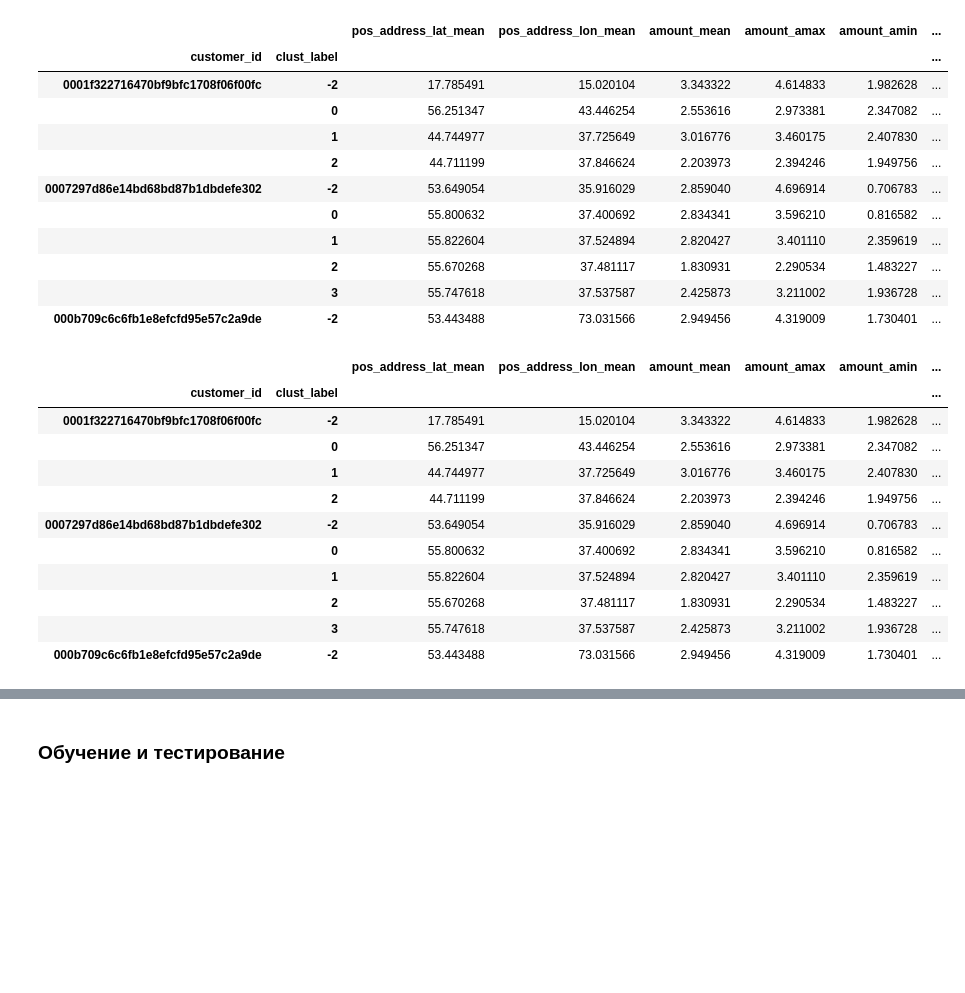
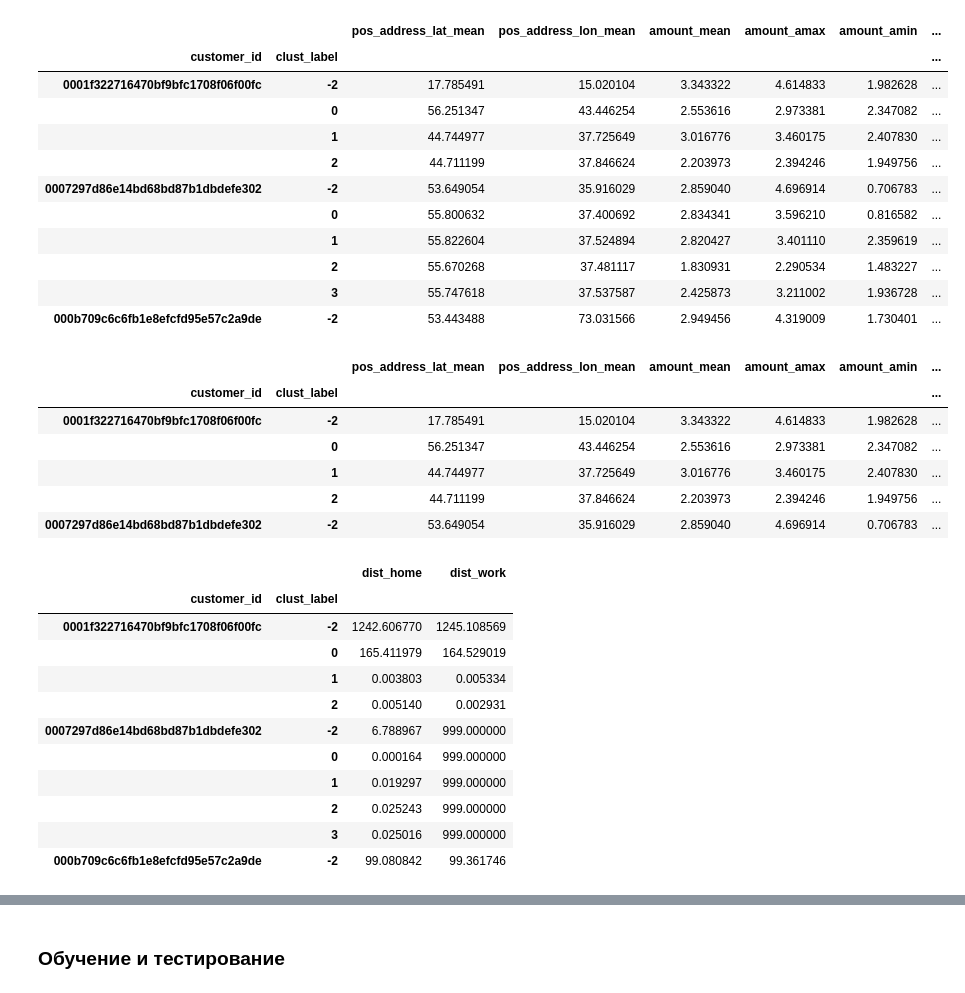
Before and after one commit to PhySci/raiffaizen, a Jupyter notebook: DBSCAN.ipynb, the cells around one changed output, grey strips where cells are left out. Cells and saved outputs as stored; diff of their text form; code cells hidden in the pictures; blank space fills up the shorter version.

```diff
--- a/DBSCAN.ipynb
+++ b/DBSCAN.ipynb
@@ -37,11 +32,6 @@ def clean_df(df):
 # %%
 # load, clean and group train data
-train_df = pd.read_csv('./data/train_set.csv')
-train_df.rename(columns={'pos_adress_lat':'pos_address_lat', 'pos_adress_lon':'pos_address_lon'}, inplace= True)
-
-train_df = clean_df(train_df)
-train_df.loc[:,'mcc'] = clean_mcc(train_df)
-
+train_df = clean_df('./data/train_set.csv')
 train_gr = train_df.groupby('customer_id')
 train_df.head()
 # %% [output]
@@ -181,7 +63,7 @@ def get_dbscan_clust(df, dbscan_params, mcc_code = 5411):
 
     return res
 # %%
-clust_5411 = get_dbscan_clust(train_gr, best_dbscan_params)
+clust_5411 = get_dbscan_clust(train_gr, best_dbscan_params, mcc_code= 5411)
 # %%
 train_df = train_df.merge(clust_5411, left_index=True, right_index=True, how='left')
 train_df.clust_label.fillna(-2, inplace=True)
@@ -207,7 +75,7 @@ agg_dict = {
     'amount': [np.mean, np.max, np.min, 'count', 'std']
 }
 
-agg_dict.update({'home_add_lat': np.mean, 'home_add_lon': np.mean})
+agg_dict.update({'home_add_lat': np.mean, 'home_add_lon': np.mean, 'work_add_lat': np.mean, 'work_add_lon': np.mean,})
 
 c = t_gr.aggregate(agg_dict)
 newidx = []
@@ -228,20 +96,30 @@ c.head(10)
 |  | 2 | 55.670268 | 37.481117 | 1.830931 | 2.290534 | 1.483227 | ... |
 |  | 3 | 55.747618 | 37.537587 | 2.425873 | 3.211002 | 1.936728 | ... |
 | 000b709c6c6fb1e8efcfd95e57c2a9de | -2 | 53.443488 | 73.031566 | 2.949456 | 4.319009 | 1.730401 | ... |
-# %%
-c = c.assign(dist_home_sq =  (c.pos_address_lat_mean-c.home_add_lat_mean)**2+(c.pos_address_lon_mean-c.home_add_lon_mean)**2)
-c= c.assign(is_home = (c.dist_home_sq<r2).astype(int))
-c.head(10)
-# %% [output]
-|  |  | pos_address_lat_mean | pos_address_lon_mean | amount_mean | amount_amax | amount_amin | ... |
-| customer_id | clust_label |  |  |  |  |  | ... |
-| 0001f322716470bf9bfc1708f06f00fc | -2 | 17.785491 | 15.020104 | 3.343322 | 4.614833 | 1.982628 | ... |
-|  | 0 | 56.251347 | 43.446254 | 2.553616 | 2.973381 | 2.347082 | ... |
-|  | 1 | 44.744977 | 37.725649 | 3.016776 | 3.460175 | 2.407830 | ... |
-|  | 2 | 44.711199 | 37.846624 | 2.203973 | 2.394246 | 1.949756 | ... |
-| 0007297d86e14bd68bd87b1dbdefe302 | -2 | 53.649054 | 35.916029 | 2.859040 | 4.696914 | 0.706783 | ... |
-|  | 0 | 55.800632 | 37.400692 | 2.834341 | 3.596210 | 0.816582 | ... |
-|  | 1 | 55.822604 | 37.524894 | 2.820427 | 3.401110 | 2.359619 | ... |
-|  | 2 | 55.670268 | 37.481117 | 1.830931 | 2.290534 | 1.483227 | ... |
-|  | 3 | 55.747618 | 37.537587 | 2.425873 | 3.211002 | 1.936728 | ... |
-| 000b709c6c6fb1e8efcfd95e57c2a9de | -2 | 53.443488 | 73.031566 | 2.949456 | 4.319009 | 1.730401 | ... |
+# %%
+p = c
+p.head()
+# %% [output]
+|  |  | pos_address_lat_mean | pos_address_lon_mean | amount_mean | amount_amax | amount_amin | ... |
+| customer_id | clust_label |  |  |  |  |  | ... |
+| 0001f322716470bf9bfc1708f06f00fc | -2 | 17.785491 | 15.020104 | 3.343322 | 4.614833 | 1.982628 | ... |
+|  | 0 | 56.251347 | 43.446254 | 2.553616 | 2.973381 | 2.347082 | ... |
+|  | 1 | 44.744977 | 37.725649 | 3.016776 | 3.460175 | 2.407830 | ... |
+|  | 2 | 44.711199 | 37.846624 | 2.203973 | 2.394246 | 1.949756 | ... |
+| 0007297d86e14bd68bd87b1dbdefe302 | -2 | 53.649054 | 35.916029 | 2.859040 | 4.696914 | 0.706783 | ... |
+# %%
+dist = get_target_distances(p).fillna(999)
+dist.head(10)
+# %% [output]
+|  |  | dist_home | dist_work |
+| customer_id | clust_label |  |  |
+| 0001f322716470bf9bfc1708f06f00fc | -2 | 1242.606770 | 1245.108569 |
+|  | 0 | 165.411979 | 164.529019 |
+|  | 1 | 0.003803 | 0.005334 |
+|  | 2 | 0.005140 | 0.002931 |
+| 0007297d86e14bd68bd87b1dbdefe302 | -2 | 6.788967 | 999.000000 |
+|  | 0 | 0.000164 | 999.000000 |
+|  | 1 | 0.019297 | 999.000000 |
+|  | 2 | 0.025243 | 999.000000 |
+|  | 3 | 0.025016 | 999.000000 |
+| 000b709c6c6fb1e8efcfd95e57c2a9de | -2 | 99.080842 | 99.361746 |
```
Also changed, not shown: parts of 22 cells of this notebook, 2 other files.
